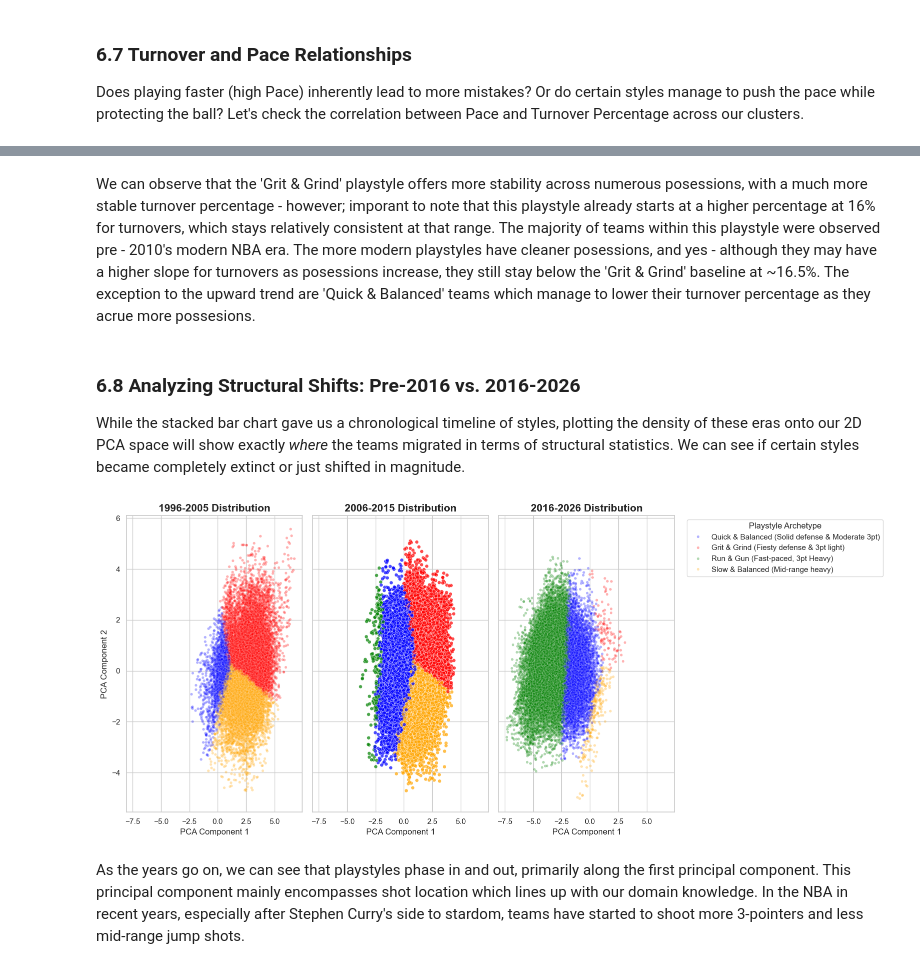
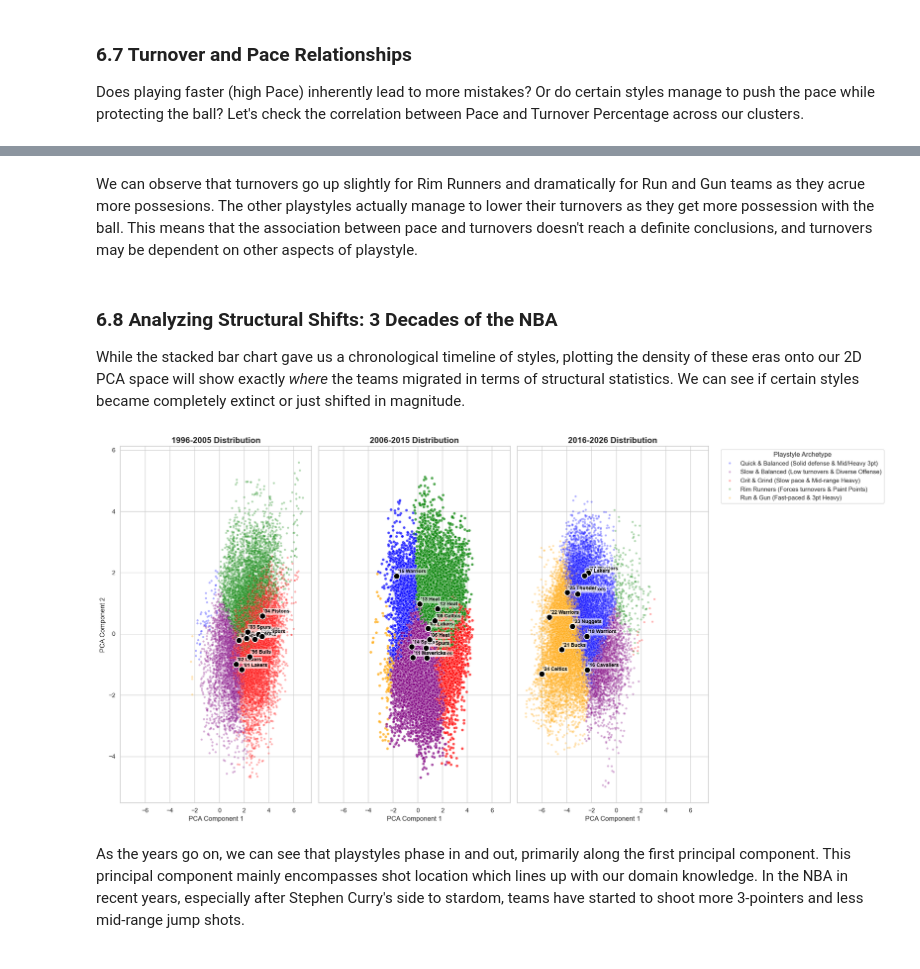
Before and after one commit to RaghavDewangan/dsc_148_final, a Jupyter notebook: NBA_Style_Matchup.ipynb, the cells around one changed output, grey strips where cells are left out. Saved outputs shown, nothing was run; the diff lists cells and outputs as text; code cells hidden in the pictures.

Commit message:
Updating NBA Styles to evaluate per season data

```diff
--- a/NBA_Style_Matchup.ipynb
+++ b/NBA_Style_Matchup.ipynb
@@ -54,3 +56,12 @@ To properly identify a team's "Style", we shouldn't use seasonal cumulative stat
+# %%
+nba_team_stats_df['Season'] = nba_team_stats_df['gameDateTimeEst']
+
+
+nba_team_stats_df['gameDateTimeEst'] = pd.to_datetime(nba_team_stats_df['gameDateTimeEst'])
+
+nba_team_stats_df['Season'] = nba_team_stats_df['gameDateTimeEst'].apply(
+    lambda x: x.year + 1 if x.month >= 6 else x.year
+)
 # %%
 # Define the advanced metrics we want to use to define a team's style
 style_features = [
@@ -147,7 +161,7 @@ plt.show()
 
 # 3. Fit K-Means
 # Based on the elbow curve (and domain knowledge), k=4 appears to be a reasonable inflection point.
-k = 4
+k = 5
 kmeans = KMeans(n_clusters=k, random_state=42, n_init=10)
 nba_team_stats_df['playstyle_cluster'] = kmeans.fit_predict(scaled_features)
 
@@ -219,10 +245,11 @@ Final Model Dataset Shape: (33549, 19) games ready for training.
 # 6.1 Mapping Clusters to Human-Readable Playstyles
 # Based on the results in Section 4, we define our styles:
 style_mapping = {
-    0: "Quick & Balanced (Solid defense & Moderate 3pt)",
-    1: "Grit & Grind (Fiesty defense & 3pt light)",
-    2: "Run & Gun (Fast-paced, 3pt Heavy)",
-    3: "Slow & Balanced (Mid-range heavy)"
+    0: "Quick & Balanced (Solid defense & Mid/Heavy 3pt)",
+    1: "Slow & Balanced (Low turnovers & Diverse Offense)",
+    2: "Grit & Grind (Slow pace & Mid-range Heavy)",
+    3: "Rim Runners (Forces turnovers & Paint Points)",
+    4: "Run & Gun (Fast-paced & 3pt Heavy)"
 }
 
 nba_team_stats_df['playstyle_name'] = nba_team_stats_df['playstyle_cluster'].map(style_mapping)
@@ -482,7 +574,7 @@ plt.show()
 # %% [markdown]
-We can observe that the 'Grit & Grind' playstyle offers more stability across numerous posessions, with a much more stable turnover percentage - however; imporant to note that this playstyle already starts at a higher percentage at 16% for turnovers, which stays relatively consistent at that range. The majority of teams within this playstyle were observed pre - 2010's modern NBA era. The more modern playstyles have cleaner posessions, and yes - although they may have a higher slope for turnovers as posessions increase, they still stay below the 'Grit & Grind' baseline at ~16.5%. The exception to the upward trend are 'Quick & Balanced' teams which manage to lower their turnover percentage as they acrue more possesions.
+We can observe that turnovers go up slightly for Rim Runners and dramatically for Run and Gun teams as they acrue more possesions. The other playstyles actually manage to lower their turnovers as they get more possession with the ball. This means that the association between pace and turnovers doesn't reach a definite conclusions, and turnovers may be dependent on other aspects of playstyle.
 # %% [markdown]
-### 6.8 Analyzing Structural Shifts: Pre-2016 vs. 2016-2026
+### 6.8 Analyzing Structural Shifts: 3 Decades of the NBA
 While the stacked bar chart gave us a chronological timeline of styles, plotting the density of these eras onto our 2D PCA space will show exactly *where* the teams migrated in terms of structural statistics. We can see if certain styles became completely extinct or just shifted in magnitude.
 # %%
 # Split the dataset into two distinct eras
@@ -491,19 +583,21 @@ df_06_to_15 = nba_team_stats_df[(nba_team_stats_df['Year'] < 2016) & (nba_team_s
 df_post2016 = nba_team_stats_df[nba_team_stats_df['Year'] >= 2016]
 
 # Set up the matplotlib figure with two side-by-side subplots
-fig, axes = plt.subplots(1, 3, figsize=(16, 7), sharex=True, sharey=True)
+fig, axes = plt.subplots(1, 3, figsize=(20, 10), sharex=True, sharey=True)
 
 styles = [
-    "Quick & Balanced (Solid defense & Moderate 3pt)",
-    "Grit & Grind (Fiesty defense & 3pt light)",
-    "Run & Gun (Fast-paced, 3pt Heavy)",
-    "Slow & Balanced (Mid-range heavy)"
+    "Quick & Balanced (Solid defense & Mid/Heavy 3pt)",
+    "Slow & Balanced (Low turnovers & Diverse Offense)",
+    "Grit & Grind (Slow pace & Mid-range Heavy)",
+    "Rim Runners (Forces turnovers & Paint Points)",
+    "Run & Gun (Fast-paced & 3pt Heavy)"
 ]
 palette = {
-    "Quick & Balanced (Solid defense & Moderate 3pt)": 'blue',
-    "Grit & Grind (Fiesty defense & 3pt light)": 'red',
-    "Run & Gun (Fast-paced, 3pt Heavy)": 'green',
-    "Slow & Balanced (Mid-range heavy)": 'orange'
+    "Quick & Balanced (Solid defense & Mid/Heavy 3pt)" : 'blue',
+    "Slow & Balanced (Low turnovers & Diverse Offense)": 'purple',
+    "Grit & Grind (Slow pace & Mid-range Heavy)": 'red',
+    "Rim Runners (Forces turnovers & Paint Points)": 'green',
+    "Run & Gun (Fast-paced & 3pt Heavy)" : 'orange'
 }
 # Plot Pre-2006
 sns.scatterplot(
@@ -516,34 +610,52 @@ axes[0].set_xlabel('PCA Component 1', fontsize=12)
 axes[0].set_ylabel('PCA Component 2', fontsize=12)
 
 
 # Plot 2006-2015
 sns.scatterplot(
     ax=axes[1], data=df_06_to_15,
     x='pca1', y='pca2', hue='playstyle_name',
     palette=palette, hue_order=styles, alpha=0.7, s=25, legend=False
 )
 axes[1].set_title("2006-2015 Distribution", fontsize=15, fontweight='bold')
 axes[1].set_xlabel('PCA Component 1', fontsize=12)
 
 # Plot Post-2016
 sns.scatterplot(
     ax=axes[2], data=df_post2016,
     x='pca1', y='pca2', hue='playstyle_name',
     palette=palette, hue_order= styles, alpha=0.3, s=15  # Lower alpha and size due to more density
 )
 axes[2].set_title("2016-2026 Distribution", fontsize=15, fontweight='bold')
 axes[2].set_xlabel('PCA Component 1', fontsize=12)
 
+# Showing all championship teams
+plot_team_markers(axes[0], [
+    ('Bulls', 1996), ('Bulls', 1997), ('Bulls', 1998),
+    ('Spurs', 1999), ('Lakers', 2000), ('Lakers', 2001), ('Lakers', 2002),
+    ('Spurs', 2003), ('Pistons', 2004), ('Spurs', 2005)
+], color='black')
 
+plot_team_markers(axes[1], [
+    ('Heat', 2006), ('Spurs', 2007), ('Celtics', 2008),
+    ('Lakers', 2009), ('Lakers', 2010), ('Mavericks', 2011),
+    ('Heat', 2012), ('Heat', 2013), ('Spurs', 2014), ('Warriors', 2015)
+], color='black')
+
+plot_team_markers(axes[2], [
+    ('Cavaliers', 2016), ('Warriors', 2017), ('Warriors', 2018),
+    ('Raptors', 2019), ('Lakers', 2020), ('Bucks', 2021),
+    ('Warriors', 2022), ('Nuggets', 2023), ('Celtics', 2024),
+    ('Thunder', 2025)
+], color='black')
 
 
 
 # Unify the legend outside of the plots
 plt.legend(title='Playstyle Archetype', bbox_to_anchor=(1.05, 1), loc='upper left', frameon=True)
 plt.tight_layout()
 plt.show()
 # %% [output]
-[figure, old version]
+[figure, new version]
 # %% [markdown]
 As the years go on, we can see that playstyles phase in and out, primarily along the first principal component. This principal component mainly encompasses shot location which lines up with our domain knowledge. In the NBA in recent years, especially after Stephen Curry's side to stardom, teams have started to shoot more 3-pointers and less mid-range jump shots.
 # %%
```
Also changed, not shown: parts of 26 cells of this notebook.
